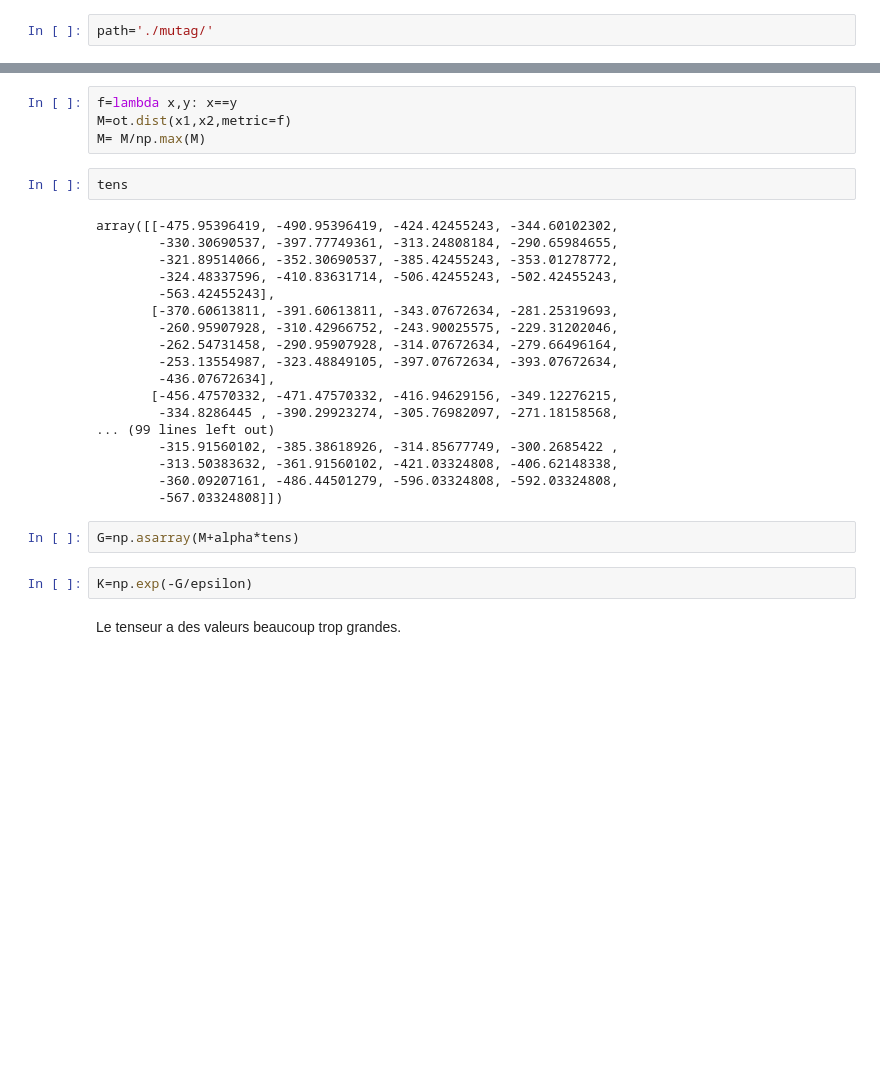
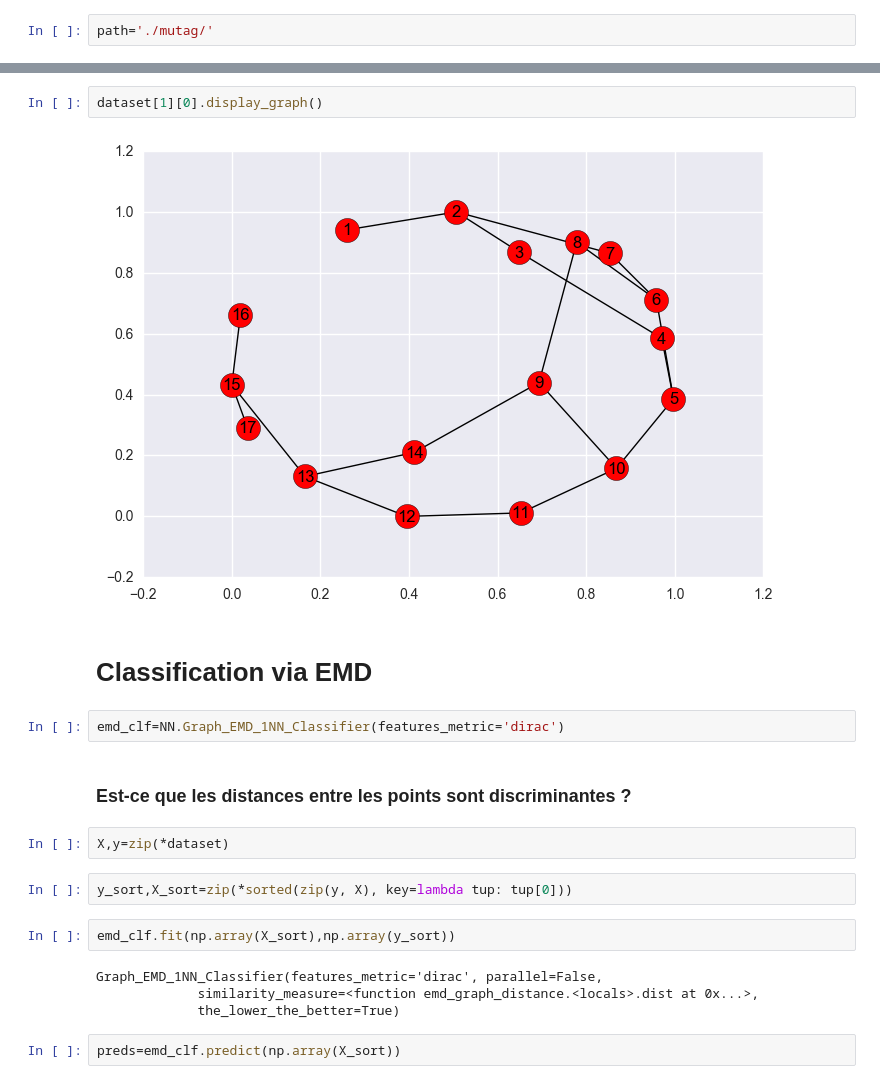
Before and after one commit to tvayer/gwtest, a Jupyter notebook: enzyme_dataset.ipynb, the cells around one changed output, grey strips where cells are left out. Cells and saved outputs as stored; diff of their text form; blank space fills up the shorter version.

```diff
--- a/enzyme_dataset.ipynb
+++ b/enzyme_dataset.ipynb
@@ -222,30 +26,22 @@ x2=graph2.all_matrix_attr().reshape(-1, 1)
-# %%
-f=lambda x,y: x==y
-M=ot.dist(x1,x2,metric=f)
-M= M/np.max(M)
-# %%
-tens
-# %% [output]
-array([[-475.95396419, -490.95396419, -424.42455243, -344.60102302,
-        -330.30690537, -397.77749361, -313.24808184, -290.65984655,
-        -321.89514066, -352.30690537, -385.42455243, -353.01278772,
-        -324.48337596, -410.83631714, -506.42455243, -502.42455243,
-        -563.42455243],
-       [-370.60613811, -391.60613811, -343.07672634, -281.25319693,
-        -260.95907928, -310.42966752, -243.90025575, -229.31202046,
-        -262.54731458, -290.95907928, -314.07672634, -279.66496164,
-        -253.13554987, -323.48849105, -397.07672634, -393.07672634,
-        -436.07672634],
-       [-456.47570332, -471.47570332, -416.94629156, -349.12276215,
-        -334.8286445 , -390.29923274, -305.76982097, -271.18158568,
-... (99 lines left out)
-        -315.91560102, -385.38618926, -314.85677749, -300.2685422 ,
-        -313.50383632, -361.91560102, -421.03324808, -406.62148338,
-        -360.09207161, -486.44501279, -596.03324808, -592.03324808,
-        -567.03324808]])
-# %%
-G=np.asarray(M+alpha*tens)
-# %%
-K=np.exp(-G/epsilon)
-# %% [markdown]
-Le tenseur a des valeurs beaucoup trop grandes.
+# %%
+dataset[1][0].display_graph()
+# %% [output]
+[figure, added]
+# %% [markdown]
+# Classification via EMD
+# %%
+emd_clf=NN.Graph_EMD_1NN_Classifier(features_metric='dirac')
+# %% [markdown]
+### Est-ce que les distances entre les points sont discriminantes ?
+# %%
+X,y=zip(*dataset)
+# %%
+y_sort,X_sort=zip(*sorted(zip(y, X), key=lambda tup: tup[0]))
+# %%
+emd_clf.fit(np.array(X_sort),np.array(y_sort))
+# %% [output]
+Graph_EMD_1NN_Classifier(features_metric='dirac', parallel=False,
+             similarity_measure=<function emd_graph_distance.<locals>.dist at 0x...>,
+             the_lower_the_better=True)
+# %%
+preds=emd_clf.predict(np.array(X_sort))
```
Also changed, not shown: parts of 74 cells of this notebook, 15 other files.
